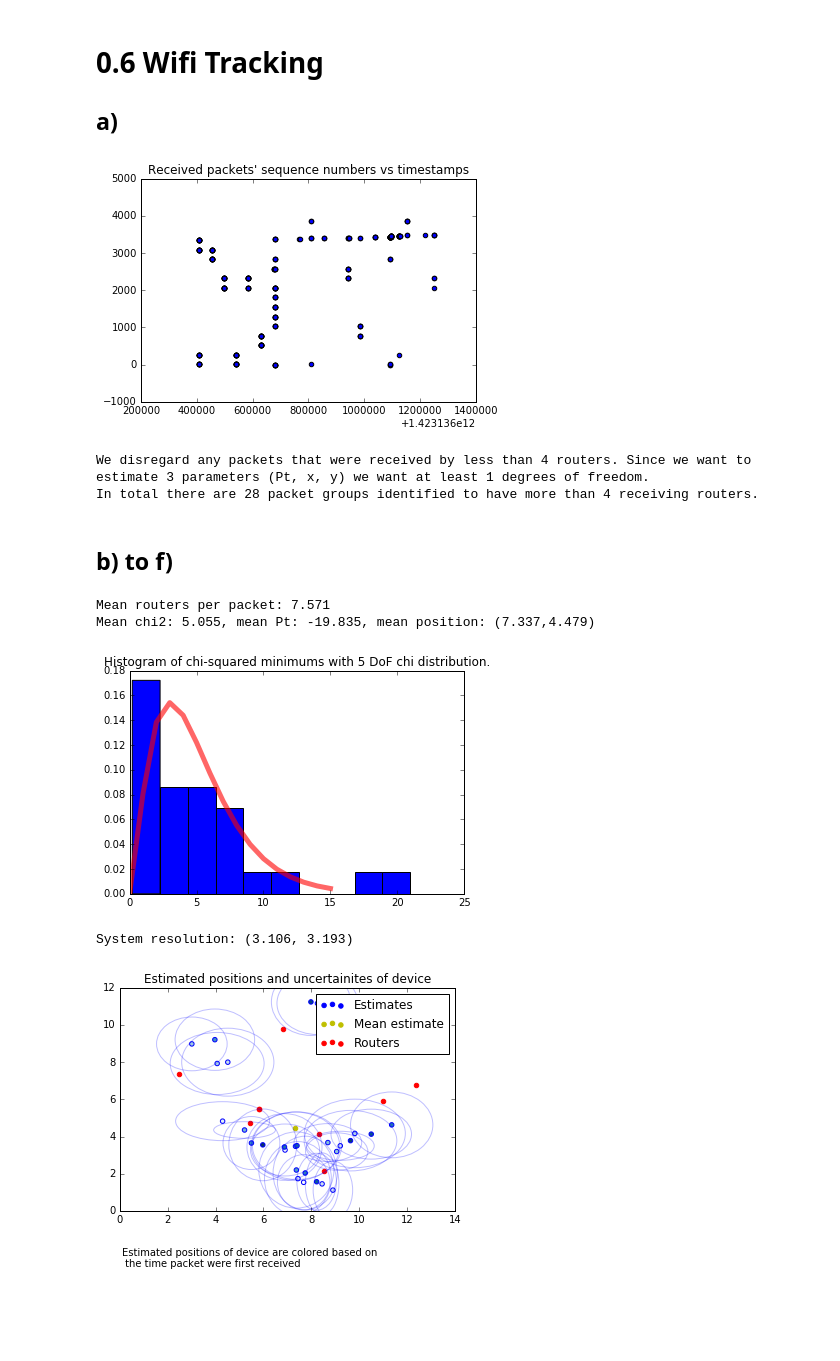
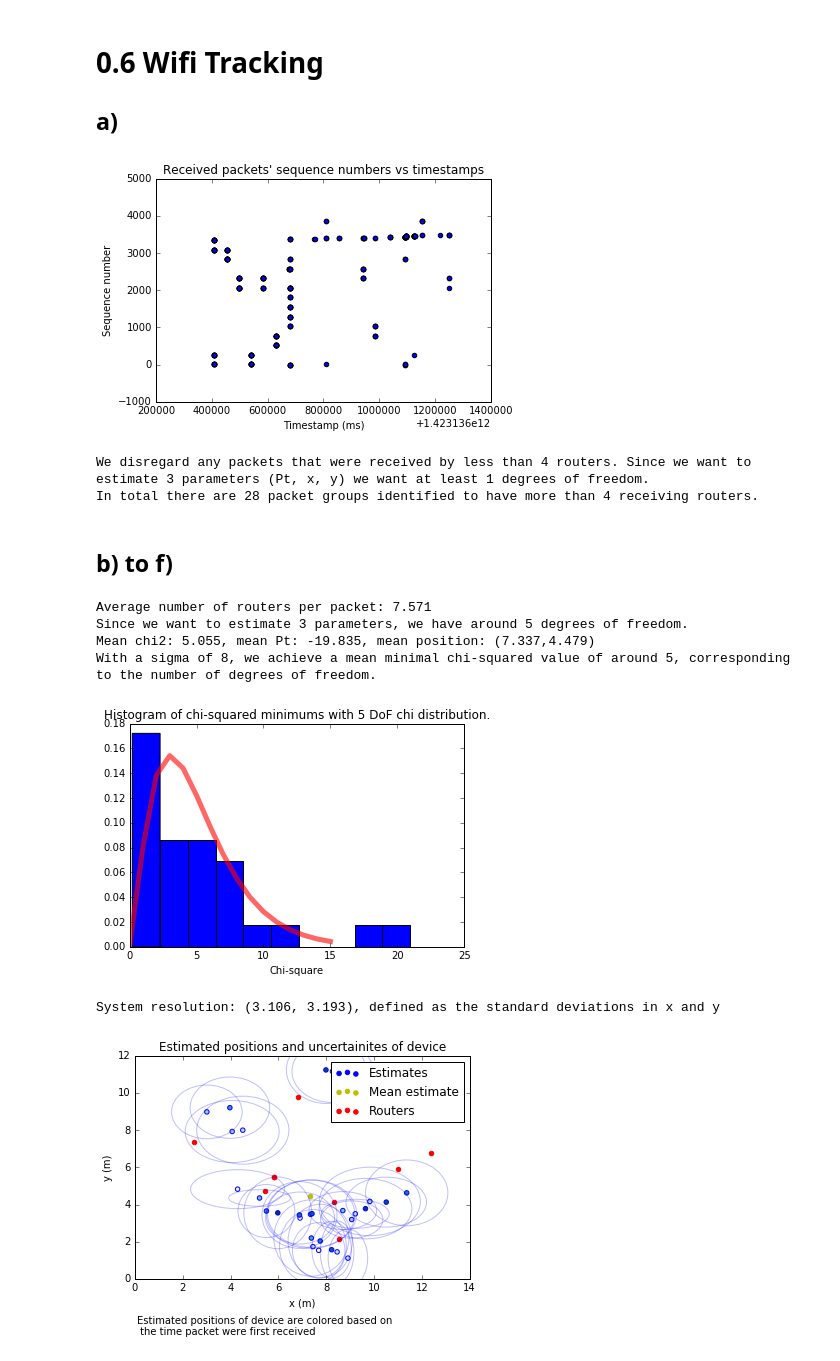
Before and after one commit to barisdemirdelen/bigdata, a Jupyter notebook: assignment.ipynb, the cells around one changed output. Saved outputs shown, nothing was run; the diff lists cells and outputs as text; code cells hidden in the pictures; blank space fills up the shorter version.

```diff
--- a/assignment.ipynb
+++ b/assignment.ipynb
@@ -582,6 +586,8 @@ dataset = pd.DataFrame.sort_values(dataset, "measurementTimestamp")
 # print(dataset["measurementTimestamp"])
 plt.clf()
 plt.title("Received packets' sequence numbers vs timestamps")
+plt.xlabel("Timestamp (ms)")
+plt.ylabel("Sequence number")
 plt.scatter(dataset["measurementTimestamp"], dataset["seqNr"])
 plt.show()
 
@@ -610,7 +616,7 @@ packet_groups = new_packet_groups
 print("We disregard any packets that were received by less than %d routers. Since we want to estimate 3 parameters (Pt, x, y) we want at least 1 degrees of freedom." % min_router_count)
 print("In total there are %d packet groups identified to have more than %d receiving routers." % (len(packet_groups), min_router_count))
 # %% [output]
-[figure, old version]
+[figure, new version]
 We disregard any packets that were received by less than 4 routers. Since we want to estimate 3 parameters (Pt, x, y) we want at least 1 degrees of freedom.
 In total there are 28 packet groups identified to have more than 4 receiving routers.
 # %% [markdown]
@@ -673,12 +679,14 @@ variances = np.array(variances)
 normalized_residuals = np.array(normalized_residuals)
 
 mean_routers = np.mean(num_routers)
-print("Mean routers per packet: %.3f" % mean_routers)
+print("Average number of routers per packet: %.3f" % mean_routers)
+print("Since we want to estimate 3 parameters, we have around 5 degrees of freedom.")
 
 mean_chi2s = np.mean(chi2s)
 mean_results = np.mean(results, axis=0)
 print("Mean chi2: %.3f, mean Pt: %.3f, mean position: (%.3f,%.3f)" %
       (mean_chi2s, mean_results[0], mean_results[1], mean_results[2]))
+print("With a sigma of 8, we achieve a mean minimal chi-squared value of around 5, corresponding to the number of degrees of freedom.")
 
 router_positions = []
 for router_position in routers.values():
@@ -688,36 +696,42 @@ router_positions = np.array(router_positions)
 plt.clf()
 df = np.ceil(mean_routers - 3)
 plt.title("Histogram of chi-squared minimums with %d DoF chi distribution." % df)
+plt.xlabel("Chi-square")
 plt.plot(chi2.pdf(np.arange(16), df), 'r-', lw=5, alpha=0.6, label='chi2 pdf')
 plt.hist(chi2s, normed=True)
 plt.show()
 
 mean_pos = mean_results[1:]
 mean_variance = variances.mean(axis=0)
-print("System resolution: (%.3f, %.3f)" % (mean_variance[0] ** 0.5, mean_variance[1] ** 0.5))
+print("System resolution: (%.3f, %.3f), defined as the standard deviations in x and y" % (mean_variance[0] ** 0.5, mean_variance[1] ** 0.5))
+
 
 plt.clf()
 plt.title("Estimated positions and uncertainites of device")
+plt.xlabel("x (m)")
+plt.ylabel("y (m)")
 ax = plt.subplot()
 
 cm = plt.cm.get_cmap('Blues')
 plt.scatter(results[:, 1], results[:, 2], color='b', c=np.arange(len(results)), cmap=cm, label="Estimates")
 #plt.plot(results[:, 1], results[:, 2], alpha=0.5)
 plt.scatter(mean_pos[0], mean_pos[1], color="y", label="Mean estimate")
 plt.scatter(router_positions[:, 0], router_positions[:, 1], color="r", label="Routers")
 for i in range(len(results)):
     ell = Ellipse(xy=(results[i, 1], results[i, 2]),
                   width=variances[i, 0] ** 0.5, height=variances[i, 1] ** 0.5,
                   angle=0, color='b')
     ell.set_alpha(0.25)
     ell.set_facecolor('none')
     ax.add_artist(ell)
 plt.legend()
 plt.text(0.1, -3, "Estimated positions of device are colored based on\n the time packet were first received")
 plt.show()
 # %% [output]
-Mean routers per packet: 7.571
+Average number of routers per packet: 7.571
+Since we want to estimate 3 parameters, we have around 5 degrees of freedom.
 Mean chi2: 5.055, mean Pt: -19.835, mean position: (7.337,4.479)
+With a sigma of 8, we achieve a mean minimal chi-squared value of around 5, corresponding to the number of degrees of freedom.
-[figure, old version]
+[figure, new version]
-System resolution: (3.106, 3.193)
+System resolution: (3.106, 3.193), defined as the standard deviations in x and y
-[figure, old version]
+[figure, new version]
```
Also changed, not shown: parts of 4 cells of this notebook.
